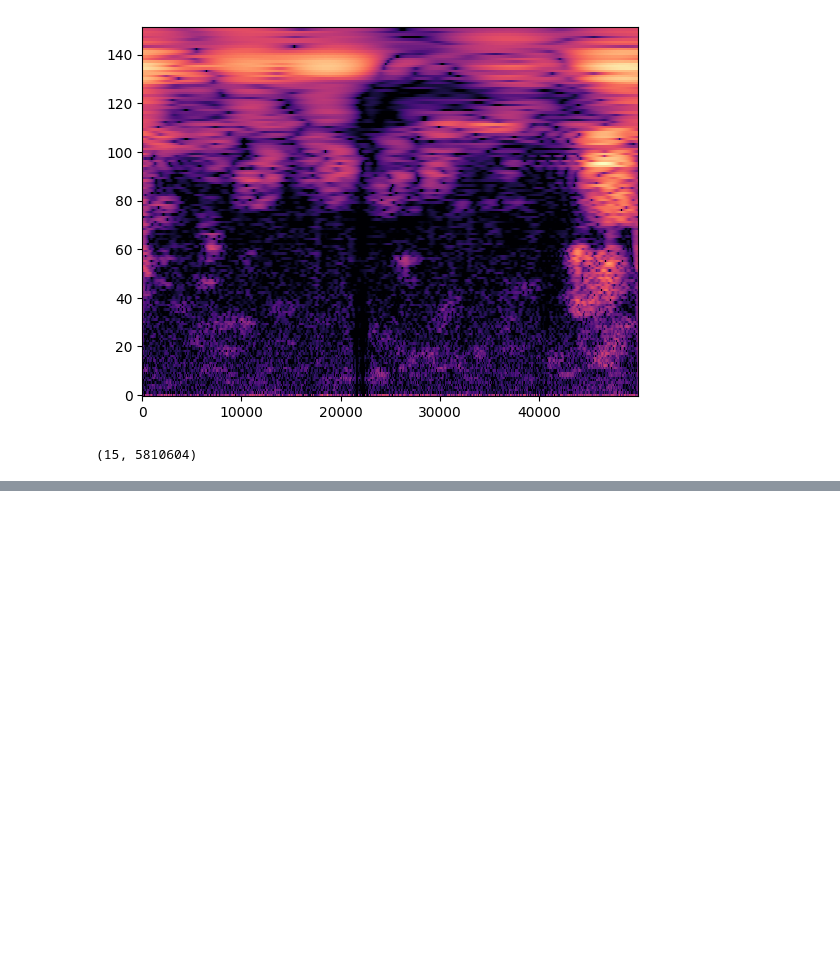
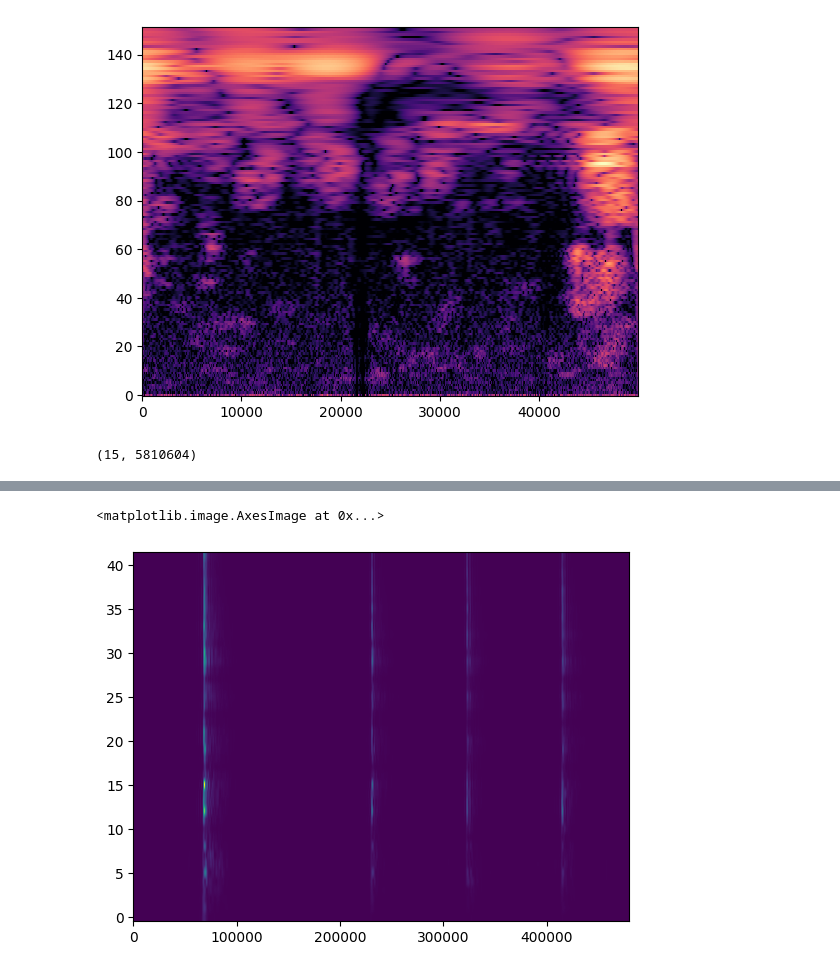
Before and after one commit to Aa-Aanegola/visually-indicated-sounds, a Jupyter notebook: src/experiments/cochleagram.ipynb, the cells around one changed output, grey strips where cells are left out. Saved outputs shown, nothing was run; the diff lists cells and outputs as text; code cells hidden in the pictures; blank space fills up the shorter version.

```diff
--- a/src/experiments/cochleagram.ipynb
+++ b/src/experiments/cochleagram.ipynb
@@ -30,0 +46,3 @@ print(coch.shape)
+# %%
+inv_sig, inv_coch = cgram.invert_cochleagram(envs, sr, 40, 20, 10000, 1, downsample=90, n_iter=10, strict=False)
+print(inv_sig.shape, inv_coch.shape)
@@ -30,0 +61,5 @@ print(coch.shape)
+# %%
+plt.imshow(inv_coch, origin='lower', aspect='auto')
+# %% [output]
+<matplotlib.image.AxesImage at 0x...>
+[figure, added]
```
Also changed, not shown: parts of 6 cells of this notebook, 6 other files.
